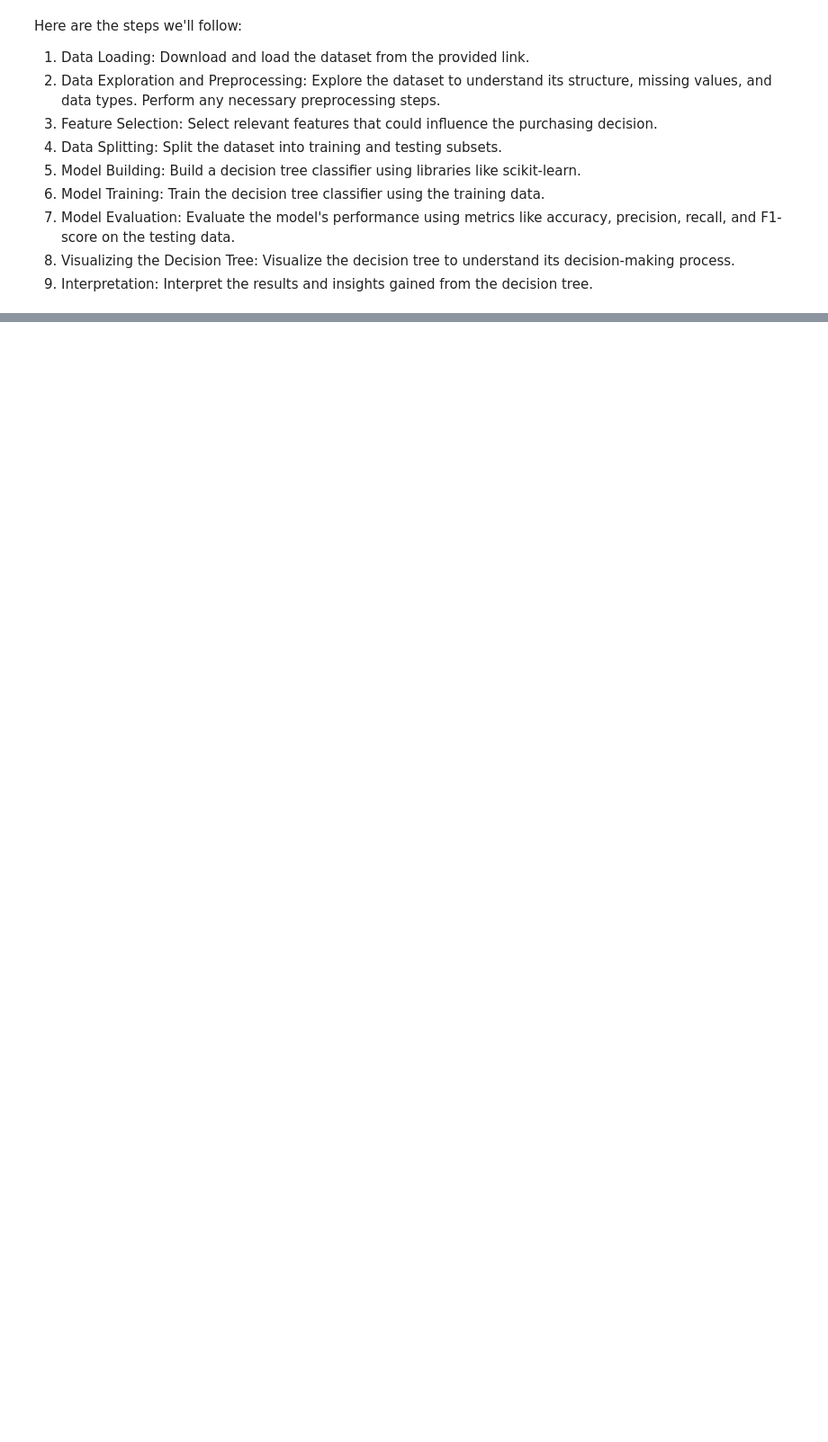
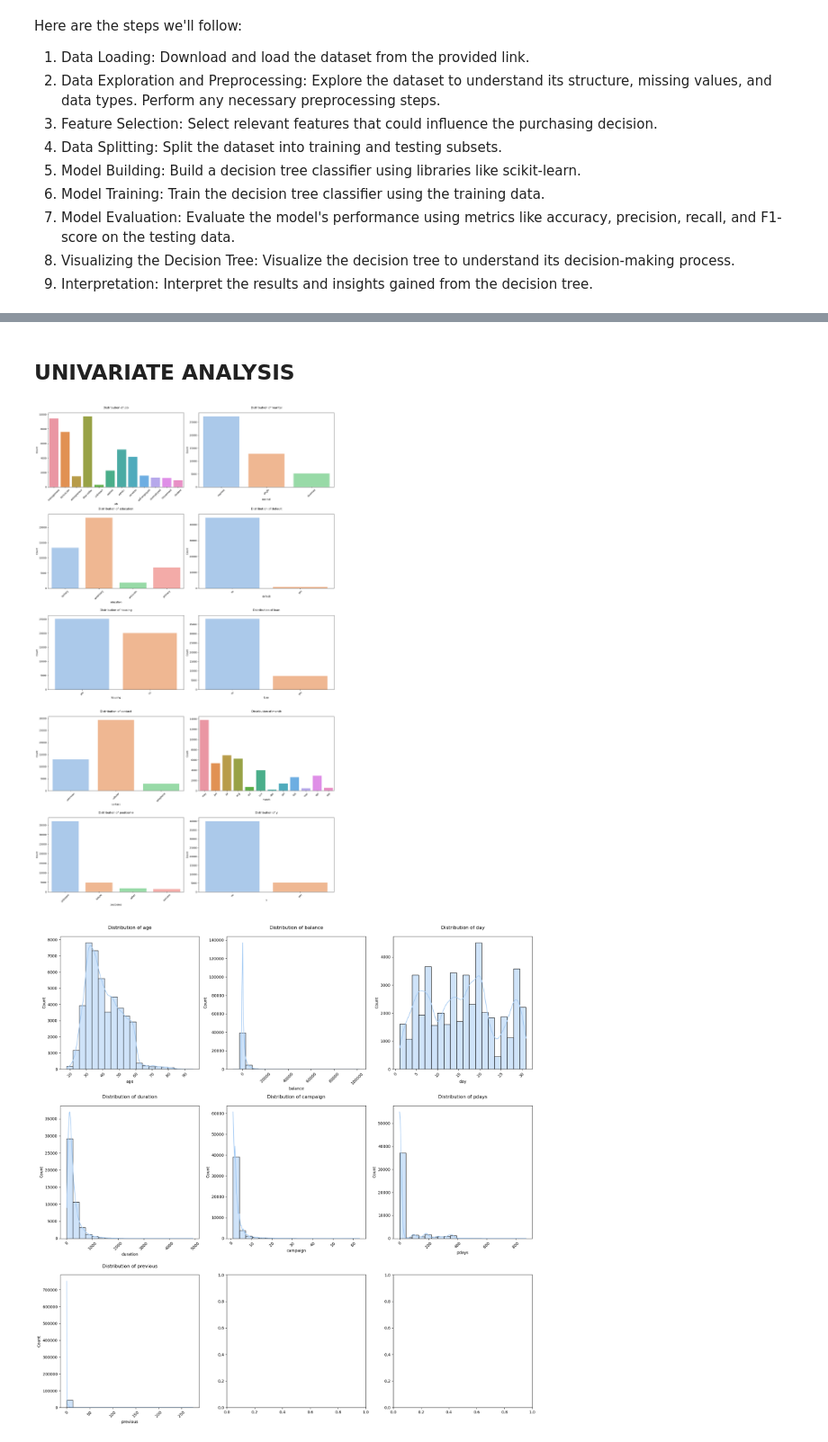
Before and after one commit to Isaac-Ndirangu-Muturi-749/Predictive-Marketing-Campaign-Analysis-Analysis-for-Bank-Term-Deposit-Subscription-Using-Decision-Tr, a Jupyter notebook: jupyter_notebook.ipynb, the cells around one changed output, grey strips where cells are left out. Shown at 90% size. Drawn from its saved outputs; the diff is of its cells as text; code cells hidden in the pictures; blank space fills up the shorter version.

```diff
--- a/jupyter_notebook.ipynb
+++ b/jupyter_notebook.ipynb
@@ -67,0 +243,2 @@ The dataset includes a total of 41188 instances (rows) and 21 attributes (column
+# %% [markdown]
+## UNIVARIATE ANALYSIS
@@ -67,0 +285,12 @@ The dataset includes a total of 41188 instances (rows) and 21 attributes (column
+# %%
+# Create an instance of the UnivariateVisualizer class
+visualizer = UnivariateVisualizer(analyzer.dataset)
+
+# Plot categorical distribution
+visualizer.plot_categorical_distribution()
+
+# Plot continuous distribution
+visualizer.plot_continuous_distribution()
+# %% [output]
+[figure, added]
+[figure, added]
```
Also changed, not shown: parts of 14 cells of this notebook.
